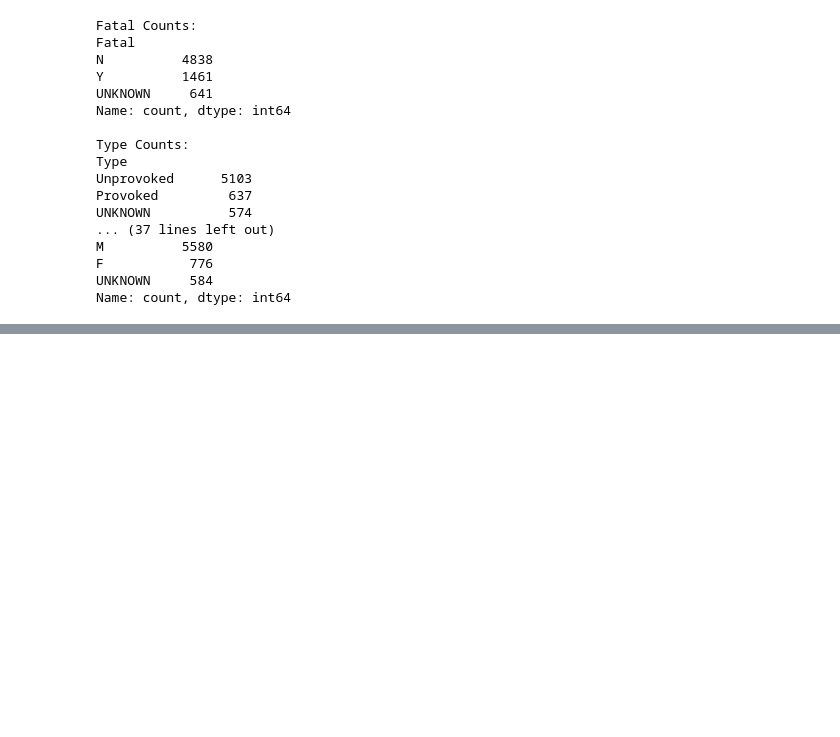
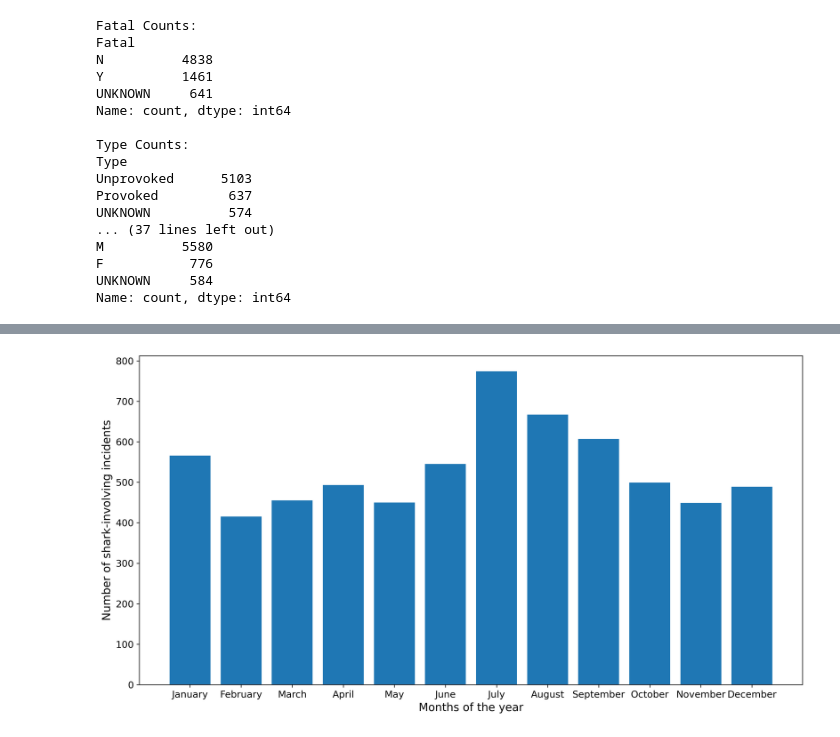
Before and after one commit to DarceeAnne/shark_attack_insurance_project, a Jupyter notebook: Quest_sharks.ipynb, the cells around one changed output, grey strips where cells are left out. Cells and saved outputs as stored; diff of their text form; code cells hidden in the pictures; blank space fills up the shorter version.

```diff
--- a/Quest_sharks.ipynb
+++ b/Quest_sharks.ipynb
@@ -15,0 +25,21 @@ ________________________________________________________________________________
+# %%
+def contains_letters(s):
+    """Takes a string and checks whether it contains any letters of the Latin alphabet. """
+    return any(char.isalpha() for char in s)
+# %%
+def string_with_letters(series):
+    """Applies contains.letters(s) to a pandas.Series"""
+    for i in series:
+        i=i.lower() #makes all letters lowercase
+        if contains_letters(i) == True:
+            date_list.append(i)
+    return date_list
+
+#considering the report date as the actual date since it doesn't make much difference
+#if we are considering the month
+#the list "date_list" contains the dates where the month is written in letters
+#(I checked the dates where contains_letters(i) == False and there are only 6 dates that contain month information
+# --> negligible 6/6000)
+# %%
+date_list = []
+date_list = string_with_letters(sharks_df.Date)
@@ -15,0 +50,13 @@ ________________________________________________________________________________
+# %%
+months_of_year = {"jan": "january",
+                  "feb": "february",
+                  "mar": "march",
+                  "apr": "april",
+                  "jun": "june",
+                  "jul": "july",
+                  "aug":"august",
+                  "sep":"sept",
+                  "oct":"october",
+                  "nov":"november",
+                  "dec":"december"
+                    }
@@ -611,0 +790,12 @@ False
+# %%
+#Shark Incidents per Mont
+fig, ax = plt.subplots(figsize=(15,7.5),dpi=300)
+plt.bar(list_months_of_year,months_count)
+plt.xlabel("Months of the year", fontsize = 14)
+plt.ylabel("Number of shark-involving incidents", fontsize = 14)
+ax.tick_params(axis='both', which='major', labelsize=12)
+
+
+plt.savefig("bar_plot_shark_incidents_month.png")
+# %% [output]
+[figure, added]
```
Also changed, not shown: parts of 34 cells of this notebook, 8 other files.
